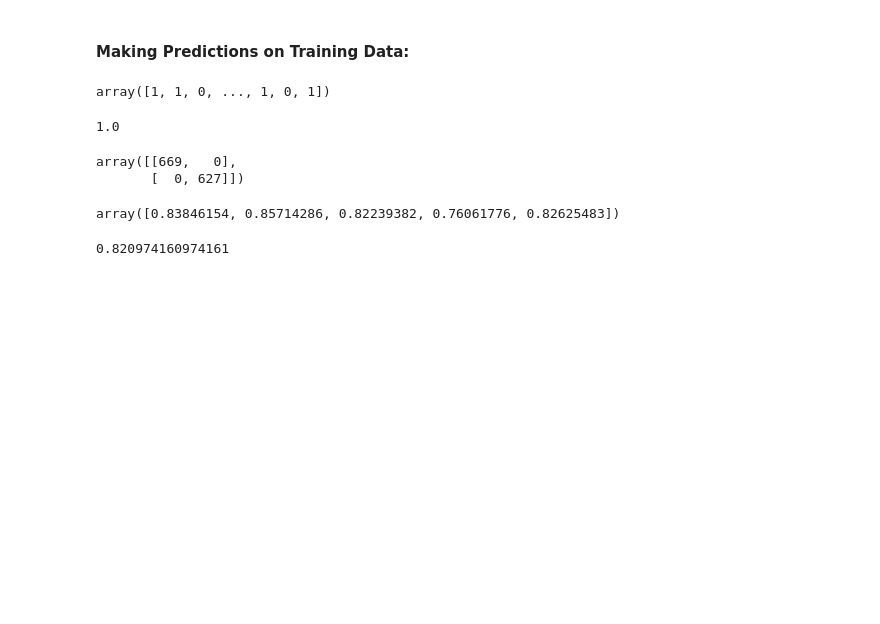
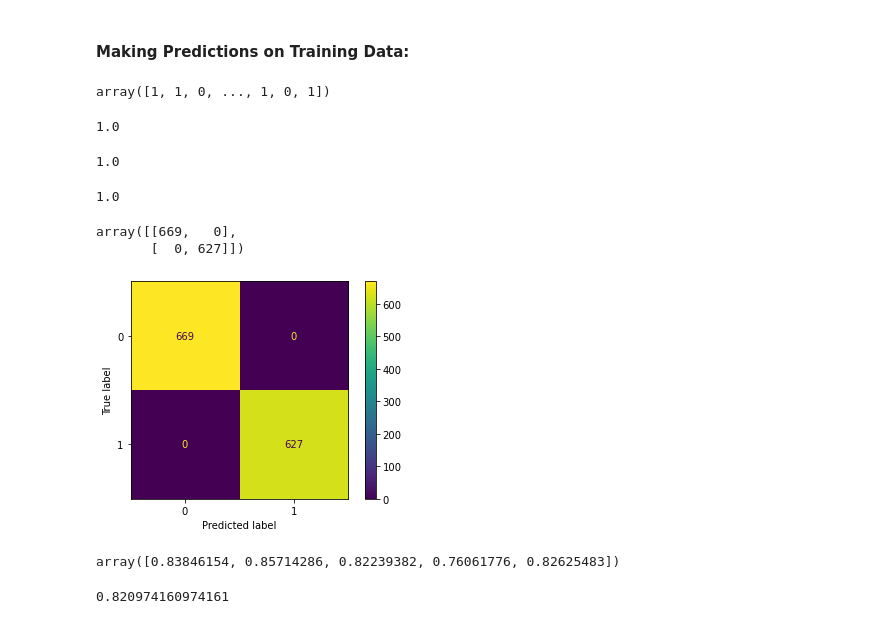
Before and after one commit to SamBen804/SunStride_Business_Analysis, a Jupyter notebook: eda_notebooks/eda0_data_cleanup.ipynb, the cells around one changed output. Saved outputs shown, nothing was run; the diff lists cells and outputs as text; code cells hidden in the pictures; blank space fills up the shorter version.

```diff
--- a/eda_notebooks/eda0_data_cleanup.ipynb
+++ b/eda_notebooks/eda0_data_cleanup.ipynb
@@ -1094,4 +1094,12 @@ array([1, 1, 0, ..., 1, 0, 1])
 accuracy_score(y_train, y_preds)
 # %% [output]
 1.0
+# %%
+precision_score(y_train, y_preds)
+# %% [output]
+1.0
+# %%
+recall_score(y_train, y_preds)
+# %% [output]
+1.0
 # %%
@@ -1099,6 +1107,10 @@ confusion_matrix(y_train, y_preds)
 # %% [output]
 array([[669,   0],
        [  0, 627]])
+# %%
+ConfusionMatrixDisplay.from_predictions(y_train, y_preds);
+# %% [output]
+[figure, added]
 # %%
 # USE THIS NOT predictions on the testing data like below!!
 cross_val_score(tree_default, X_train_ohe_df, y_train)
```
Also changed, not shown: parts of 43 cells of this notebook.
